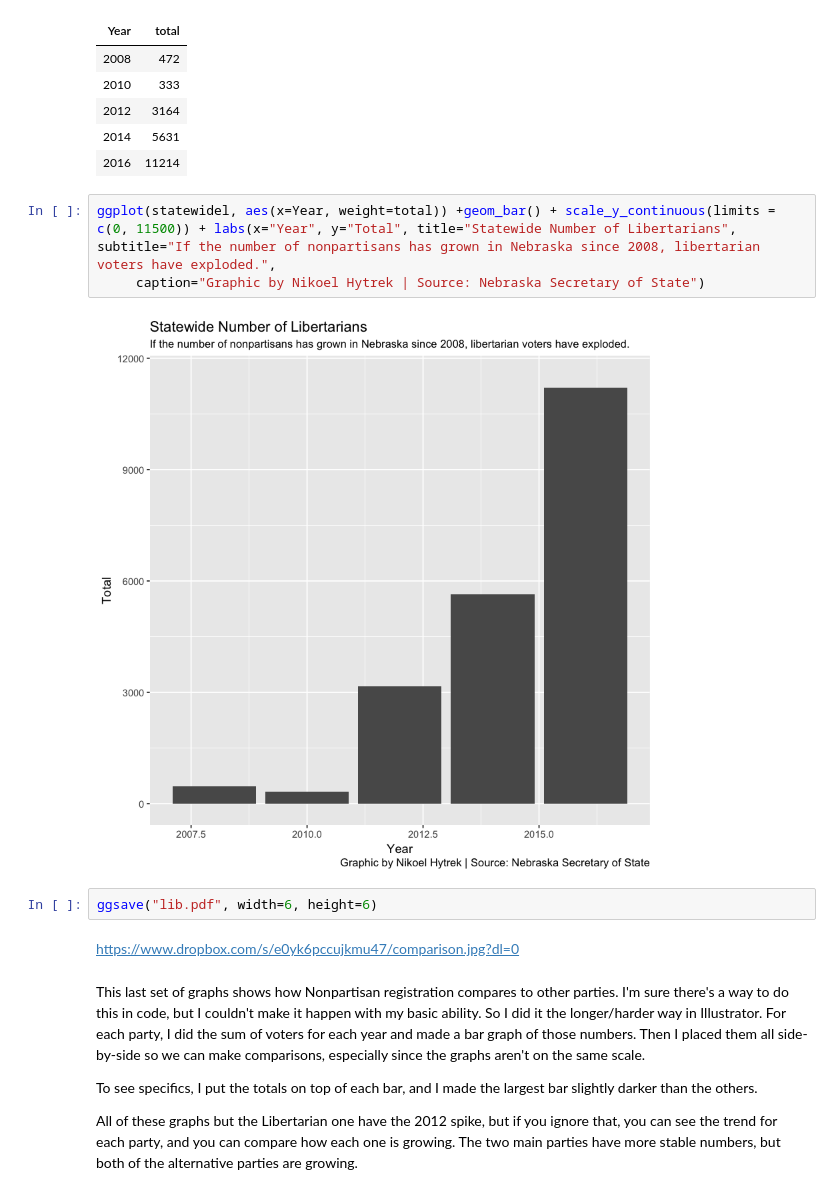
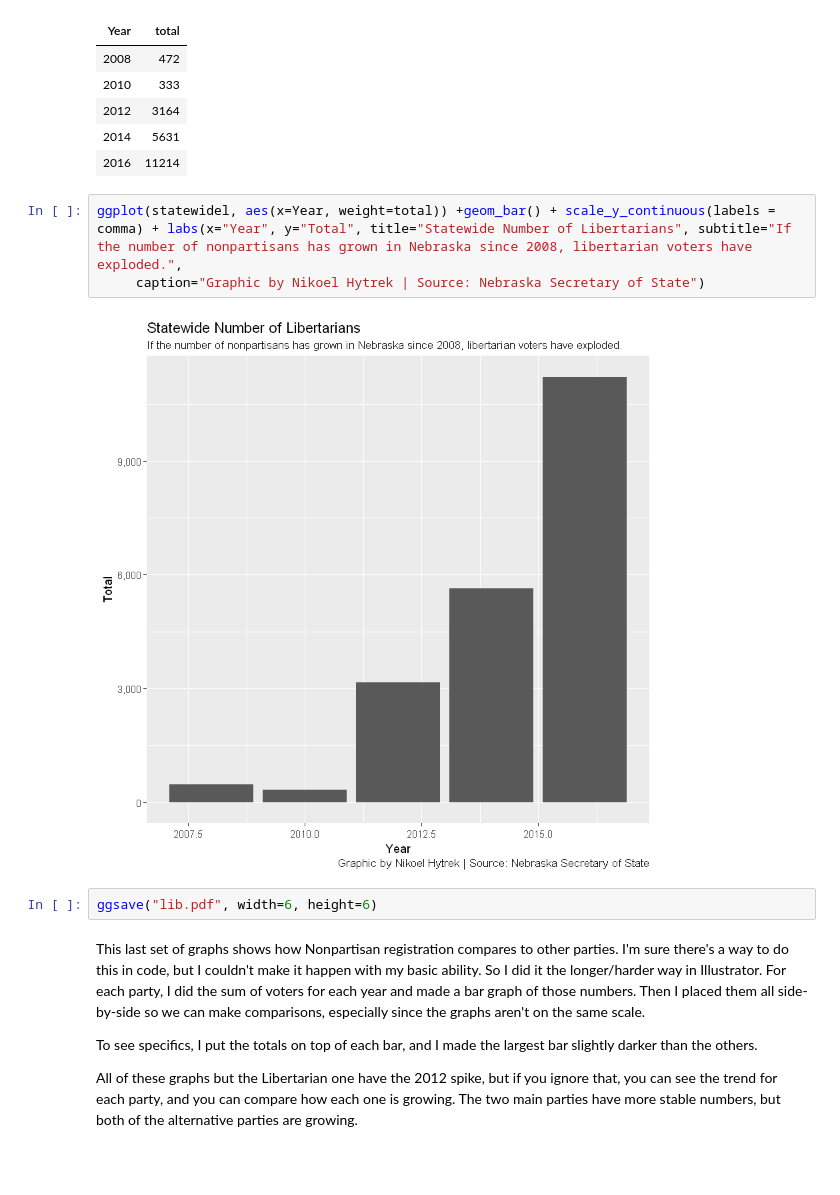
Before and after one commit to NikHytrek/First-project, a Jupyter notebook: project.ipynb, the cells around one changed output. Saved outputs shown, nothing was run; the diff lists cells and outputs as text; blank space fills up the shorter version.

```diff
--- a/project.ipynb
+++ b/project.ipynb
@@ -132,14 +127,12 @@ head(statewidel)
 | 2014 | 5631 |
 | 2016 | 11214 |
 # %%
-ggplot(statewidel, aes(x=Year, weight=total)) +geom_bar() + scale_y_continuous(limits = c(0, 11500)) + labs(x="Year", y="Total", title="Statewide Number of Libertarians", subtitle="If the number of nonpartisans has grown in Nebraska since 2008, libertarian voters have exploded.",
+ggplot(statewidel, aes(x=Year, weight=total)) +geom_bar() + scale_y_continuous(labels = comma) + labs(x="Year", y="Total", title="Statewide Number of Libertarians", subtitle="If the number of nonpartisans has grown in Nebraska since 2008, libertarian voters have exploded.",
      caption="Graphic by Nikoel Hytrek | Source: Nebraska Secretary of State")
 # %% [output]
-[figure, old version]
+[figure, new version]
 # %%
 ggsave("lib.pdf", width=6, height=6)
-# %% [markdown]
-https://www.dropbox.com/s/e0yk6pccujkmu47/comparison.jpg?dl=0
 # %% [markdown]
 This last set of graphs shows how Nonpartisan registration compares to other parties. I'm sure there's a way to do this in code, but I couldn't make it happen with my basic ability. So I did it the longer/harder way in Illustrator. For each party, I did the sum of voters for each year and made a bar graph of those numbers. Then I placed them all side-by-side so we can make comparisons, especially since the graphs aren't on the same scale.
 
```
Also changed, not shown: parts of 12 cells of this notebook.
